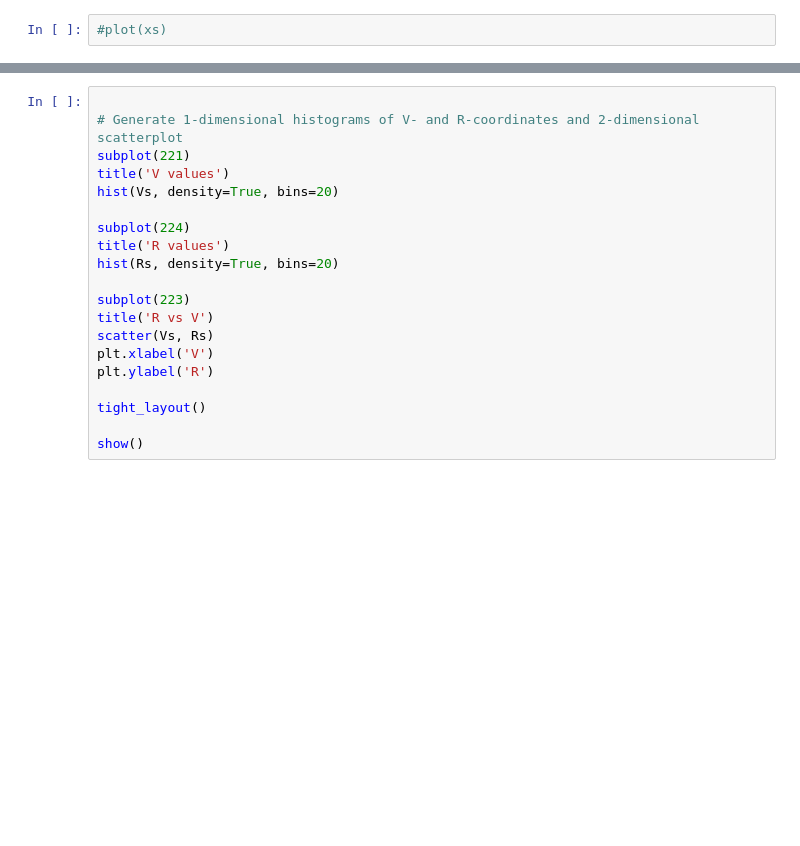
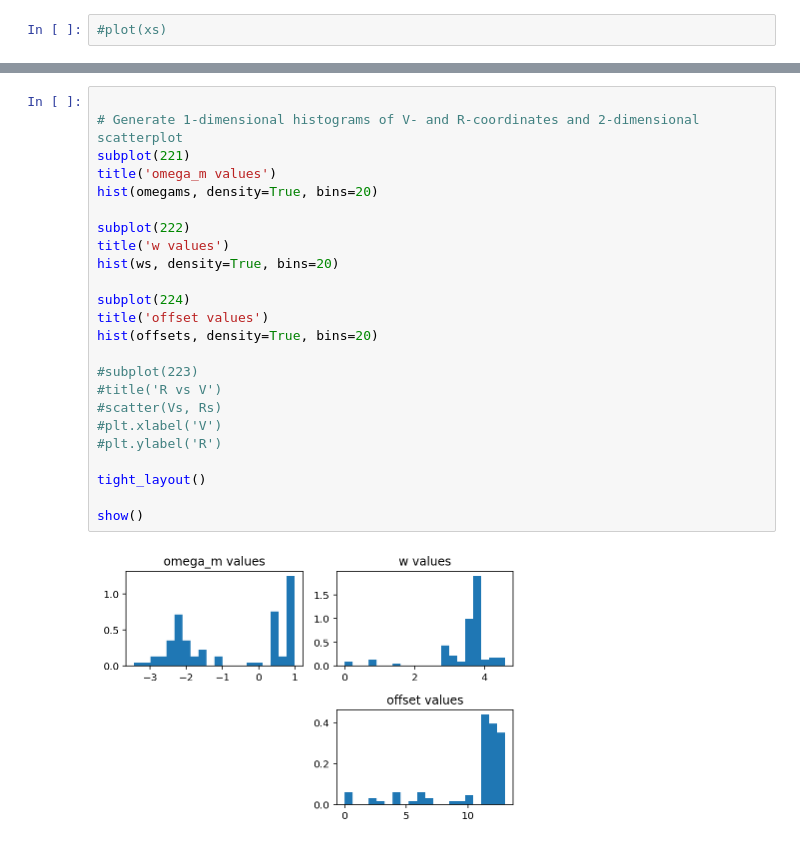
Before and after one commit to henryshi1/cosmology, a Jupyter notebook: URECA_2020/Cosmo_MCMC.ipynb, the cells around one changed output, grey strips where cells are left out. Saved outputs shown, nothing was run; the diff lists cells and outputs as text; blank space fills up the shorter version.

```diff
--- a/URECA_2020/Cosmo_MCMC.ipynb
+++ b/URECA_2020/Cosmo_MCMC.ipynb
@@ -272,20 +331,26 @@ show()
 # %%
 
 # Generate 1-dimensional histograms of V- and R-coordinates and 2-dimensional scatterplot
 subplot(221)
-title('V values')
-hist(Vs, density=True, bins=20)
+title('omega_m values')
+hist(omegams, density=True, bins=20)
+
+subplot(222)
+title('w values')
+hist(ws, density=True, bins=20)
 
 subplot(224)
-title('R values')
-hist(Rs, density=True, bins=20)
+title('offset values')
+hist(offsets, density=True, bins=20)
 
-subplot(223)
-title('R vs V')
-scatter(Vs, Rs)
-plt.xlabel('V')
-plt.ylabel('R')
+#subplot(223)
+#title('R vs V')
+#scatter(Vs, Rs)
+#plt.xlabel('V')
+#plt.ylabel('R')
 
 tight_layout()
 
 show()
+# %% [output]
+[figure, added]
```
Also changed, not shown: parts of 3 cells of this notebook.
